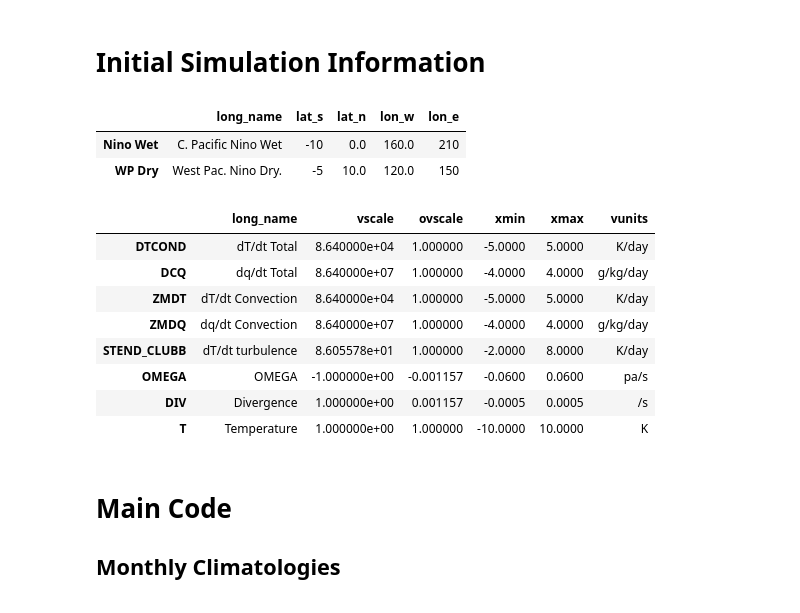
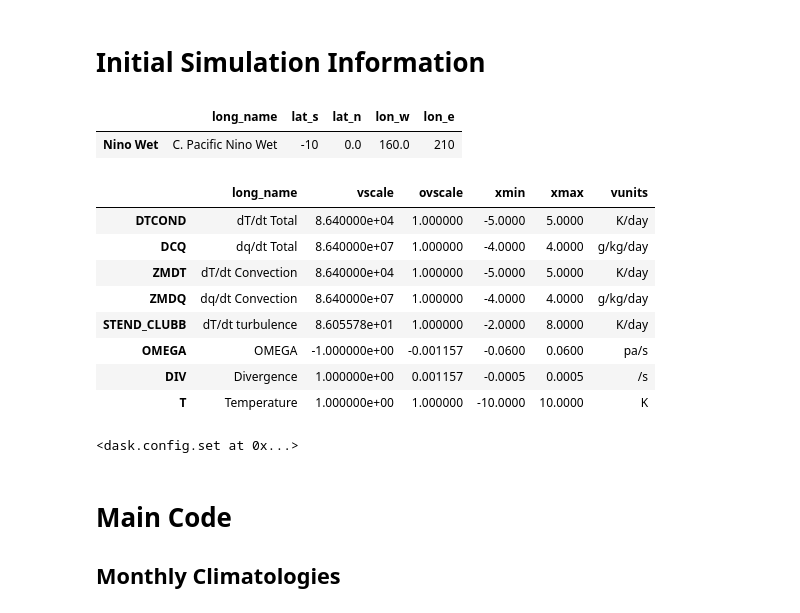
Before and after one commit to swrneale/python-scripts, a Jupyter notebook: vert_proc/mdtf_plot_column.ipynb, the cells around one changed output. Saved outputs shown, nothing was run; the diff lists cells and outputs as text; code cells hidden in the pictures.

```diff
--- a/vert_proc/mdtf_plot_column.ipynb
+++ b/vert_proc/mdtf_plot_column.ipynb
@@ -42,10 +42,9 @@ enso_phase = 'nino34'
 #case_type = np.array(['cam','cam'])
 
 case_desc = np.array(['ERA5']) ; pref_out = 'ERA5_test'
+#case_desc = np.array(['ERAI']) ; pref_out = 'ERAI_test'
 case_type = np.array(['reanal'])
 
-
-''''' Season to examine '''''
 
 #month_ave = np.array(["Jul","Aug","Sep","Oct","Nov"])
 month_ave = np.array(["Jan","Feb","Dec"])
@@ -55,7 +54,7 @@ clim_anal = False
 
 ''''' Years for the analysis '''''
 
-years_data = [1979,1990] # Year range of history files to read.
+years_data = [1981,1988] # Year range of history files to read.
 
 
 
@@ -75,7 +74,7 @@ dir_obs = '/glade/p/cesm/amwg/amwg_data/obs_data/'
 
 ''''' Variable description '''''
 
-var_cam = 'T'
+var_cam = 'OMEGA'
 
 
 
@@ -99,40 +98,43 @@ var_desc['T'] = ['Temperature',1., 1., -10.,10.,'K']
 reg_names = {}
 
 reg_names['Nino Wet'] = ['C. Pacific Nino Wet',-10,0.,160.,210]  # Core of nino precip signal
-reg_names['WP Dry']   = ['West Pac. Nino Dry.',-5,10.,120.,150]  # Core of W. Pacific signal
+#reg_names['WP Dry']   = ['West Pac. Nino Dry.',-5,10.,120.,150]  # Core of W. Pacific signal
 #reg_names['Conv U']   = ['Convergence Min',25,50.,160,190]       # Core of RWS convergence min.
 
 
 
 # Include observations? #
 lobs = True
 
 # Pressure info.
 ppmin = 50. ; ppmax = 1000.
 p_levs = np.arange(ppmin,ppmax,50.)
 
 
 
 ###### NAMES CATALOGUE ######
 #sim_names = cam_revert_list()
 #sim_names = cam_vres_list()
 sim_names = mypy.cam_reanal_list()
 
 
 
 
 ## Specify data frames ##
 
 reg_df = pd.DataFrame.from_dict(reg_names, orient='index',columns=['long_name','lat_s','lat_n','lon_w','lon_e'])
 var_df = pd.DataFrame.from_dict(var_desc, orient='index',columns=['long_name','vscale','ovscale','xmin','xmax','vunits'])
 
 display(reg_df)
 print()
 display(var_df)
+
+
+#%matplotlib inline
+ds.config.set({"array.slicing.split_large_chunks": True})
 # %% [output]
 |  | long_name | lat_s | lat_n | lon_w | lon_e |
 | Nino Wet | C. Pacific Nino Wet | -10 | 0.0 | 160.0 | 210 |
-| WP Dry | West Pac. Nino Dry. | -5 | 10.0 | 120.0 | 150 |
 |  | long_name | vscale | ovscale | xmin | xmax | vunits |
 | DTCOND | dT/dt Total | 8.640000e+04 | 1.000000 | -5.0000 | 5.0000 | K/day |
 | DCQ | dq/dt Total | 8.640000e+07 | 1.000000 | -4.0000 | 4.0000 | g/kg/day |
@@ -142,6 +144,7 @@ display(var_df)
 | OMEGA | OMEGA | -1.000000e+00 | -0.001157 | -0.0600 | 0.0600 | pa/s |
 | DIV | Divergence | 1.000000e+00 | 0.001157 | -0.0005 | 0.0005 | /s |
 | T | Temperature | 1.000000e+00 | 1.000000 | -10.0000 | 10.0000 | K |
+<dask.config.set at 0x...>
 # %% [markdown]
 # Main Code
 ## Monthly Climatologies
```
Also changed, not shown: parts of 2 cells of this notebook, 3 other files.
